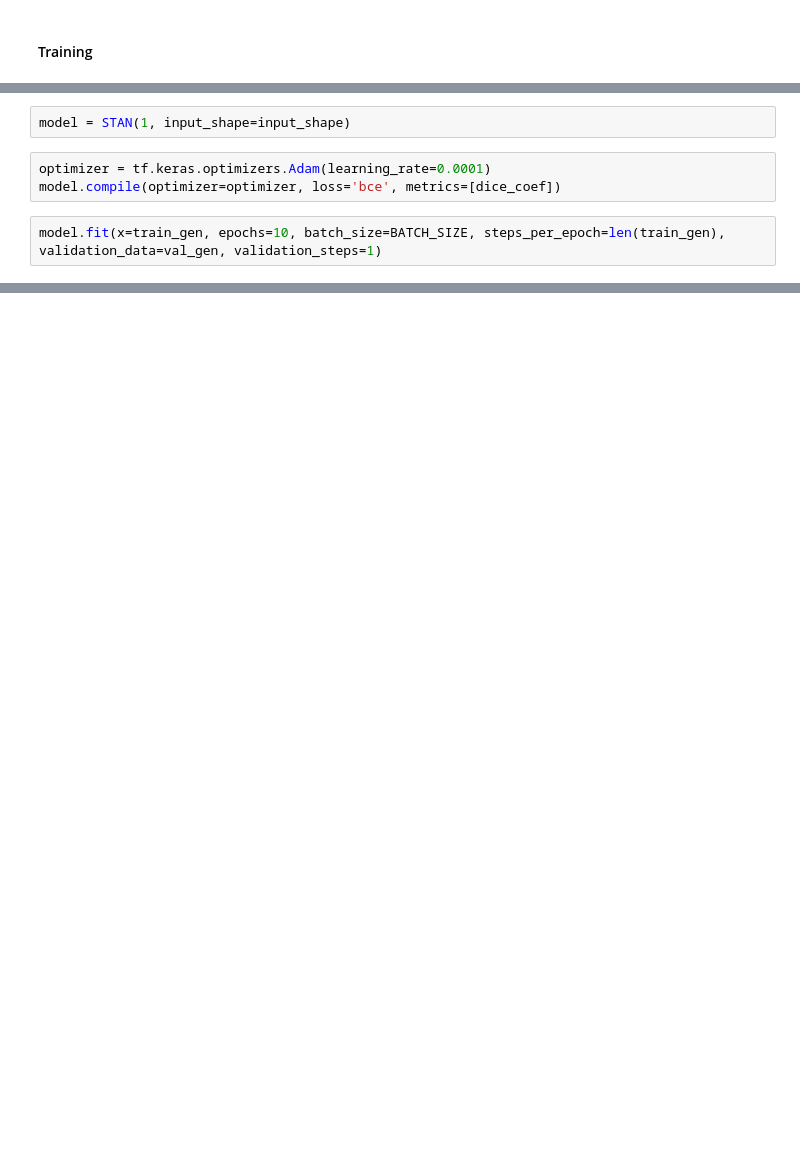
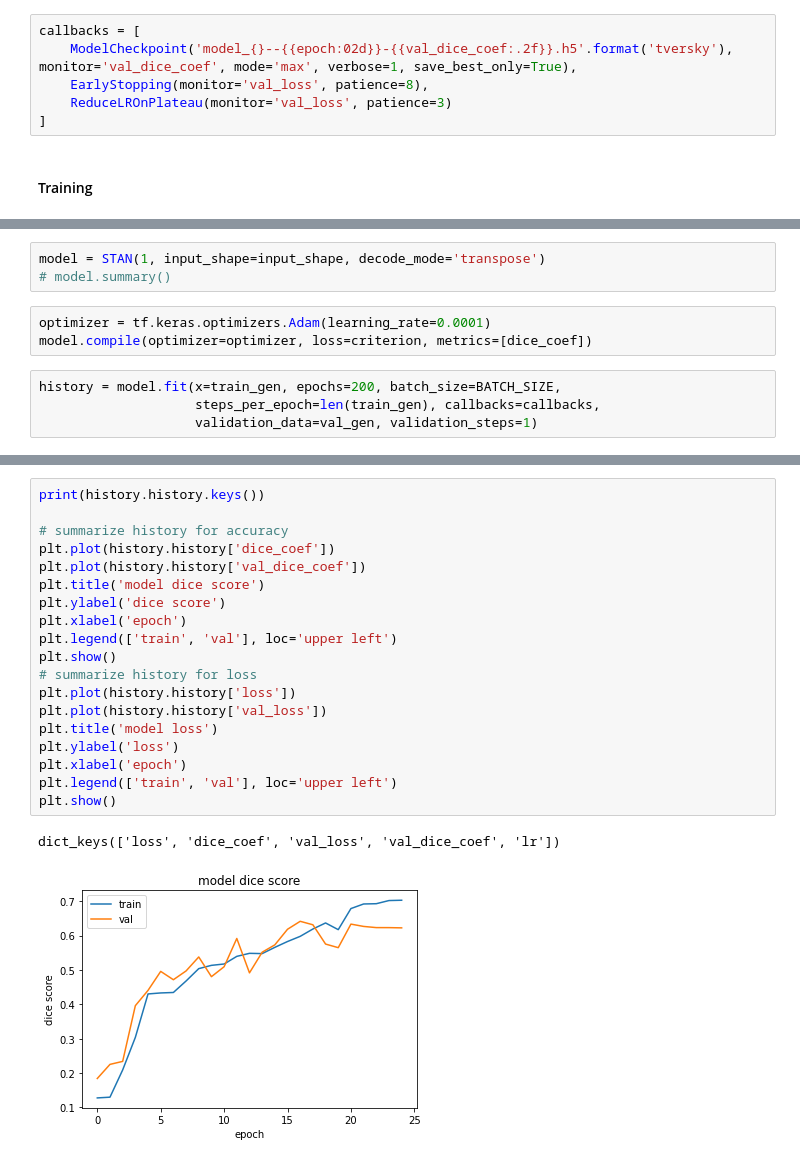
Before and after one commit to sudohainguyen/STAN-small-tumor-aware-network, a Jupyter notebook: examples/example_on_BUSI_dataset.ipynb, the cells around one changed output, grey strips where cells are left out. Cells and saved outputs as stored; diff of their text form; blank space fills up the shorter version.

```diff
--- a/examples/example_on_BUSI_dataset.ipynb
+++ b/examples/example_on_BUSI_dataset.ipynb
@@ -533,3 +528,9 @@ im.max()
+# %%
+callbacks = [
+    ModelCheckpoint('model_{}--{{epoch:02d}}-{{val_dice_coef:.2f}}.h5'.format('tversky'), monitor='val_dice_coef', mode='max', verbose=1, save_best_only=True),
+    EarlyStopping(monitor='val_loss', patience=8),
+    ReduceLROnPlateau(monitor='val_loss', patience=3)
+]
 # %% [markdown]
 #### Training
 # %%
@@ -553,10 +554,13 @@ Mon May 11 04:02:53 2020
 |  No running processes found                                                 |
 +-----------------------------------------------------------------------------+
 # %%
-model = STAN(1, input_shape=input_shape)
+model = STAN(1, input_shape=input_shape, decode_mode='transpose')
+# model.summary()
 # %%
 optimizer = tf.keras.optimizers.Adam(learning_rate=0.0001)
-model.compile(optimizer=optimizer, loss='bce', metrics=[dice_coef])
+model.compile(optimizer=optimizer, loss=criterion, metrics=[dice_coef])
 # %%
-model.fit(x=train_gen, epochs=10, batch_size=BATCH_SIZE, steps_per_epoch=len(train_gen), validation_data=val_gen, validation_steps=1)
+history = model.fit(x=train_gen, epochs=200, batch_size=BATCH_SIZE,
+                    steps_per_epoch=len(train_gen), callbacks=callbacks,
+                    validation_data=val_gen, validation_steps=1)
 # %% [output]
@@ -563,0 +584,22 @@ Epoch 1/10
+# %%
+print(history.history.keys())
+
+# summarize history for accuracy
+plt.plot(history.history['dice_coef'])
+plt.plot(history.history['val_dice_coef'])
+plt.title('model dice score')
+plt.ylabel('dice score')
+plt.xlabel('epoch')
+plt.legend(['train', 'val'], loc='upper left')
+plt.show()
+# summarize history for loss
+plt.plot(history.history['loss'])
+plt.plot(history.history['val_loss'])
+plt.title('model loss')
+plt.ylabel('loss')
+plt.xlabel('epoch')
+plt.legend(['train', 'val'], loc='upper left')
+plt.show()
+# %% [output]
+dict_keys(['loss', 'dice_coef', 'val_loss', 'val_dice_coef', 'lr'])
+[figure, added]
```
Also changed, not shown: parts of 35 cells of this notebook.
